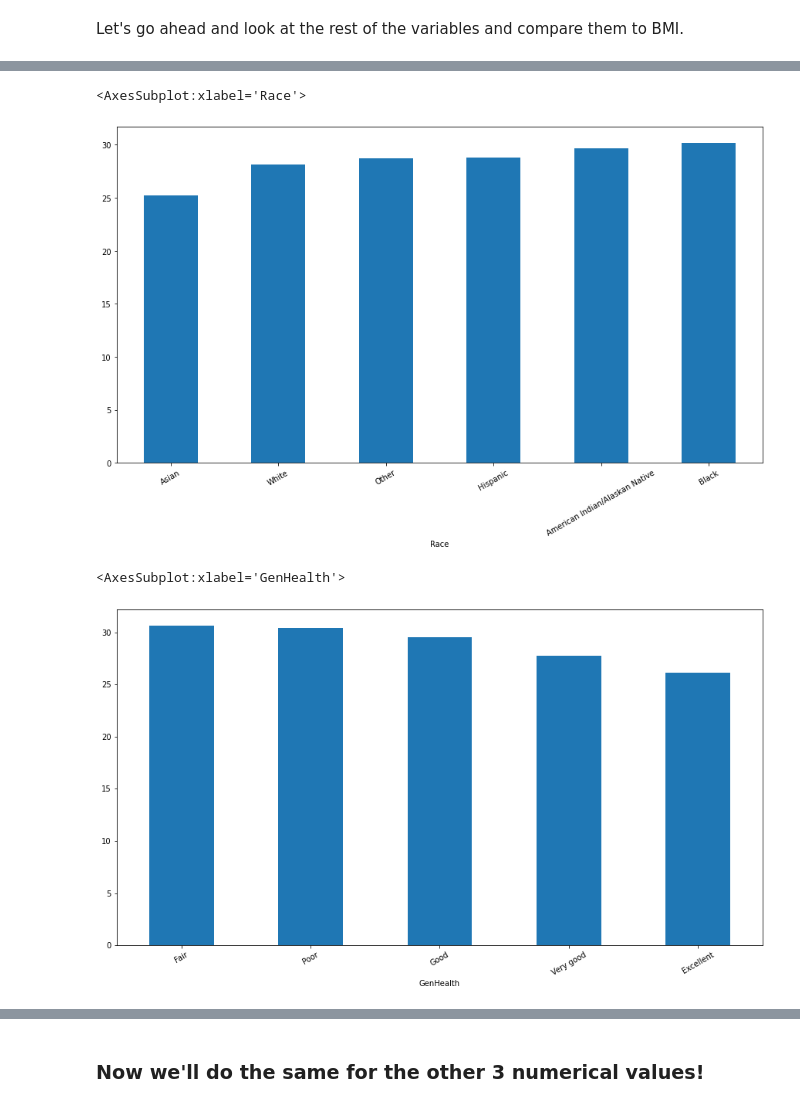
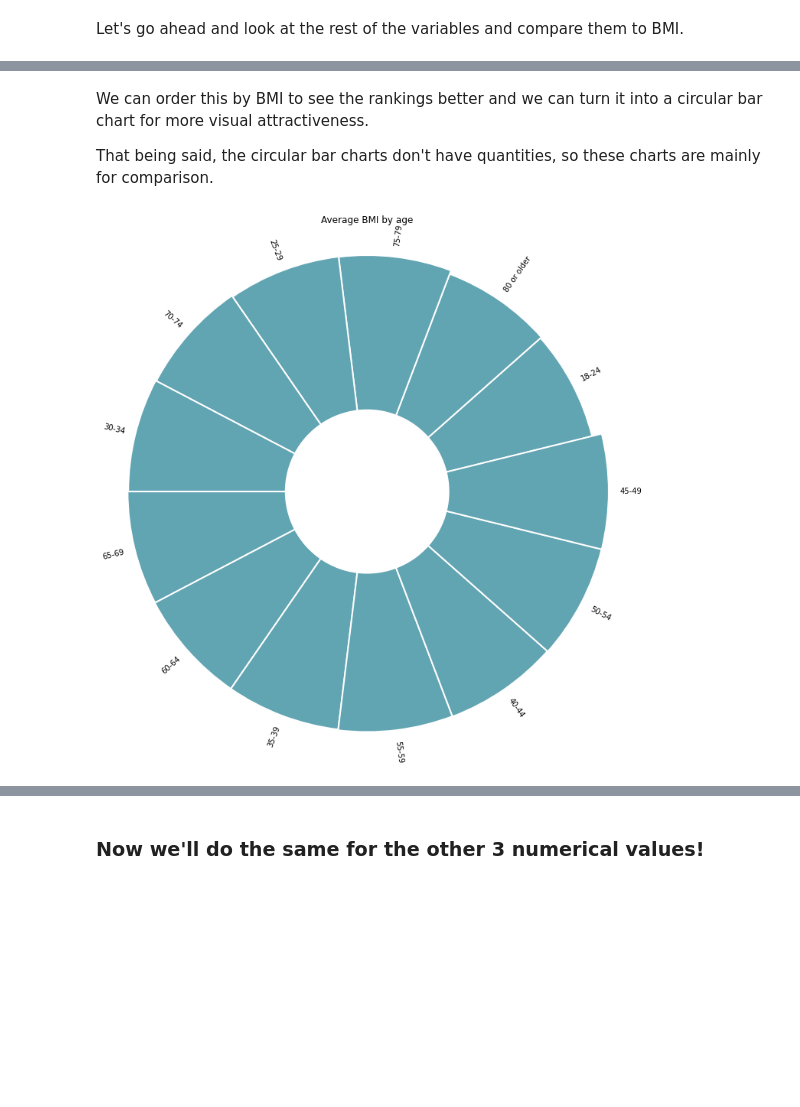
Before and after one commit to wutaitai2/-Heart-Disease-Analysis, a Jupyter notebook: analysis.ipynb, the cells around one changed output, grey strips where cells are left out. Saved outputs shown, nothing was run; the diff lists cells and outputs as text; code cells hidden in the pictures; blank space fills up the shorter version.

```diff
--- a/analysis.ipynb
+++ b/analysis.ipynb
@@ -95,14 +106,55 @@ age.plot.bar(figsize=(10, 4), rot=30)
-# %%
-columns = ["BMI", "Race"]
-age = main_df[columns].groupby(["Race"]).BMI.mean().sort_values()
-age.plot.bar(rot=30, figsize=(15, 8))
-# %% [output]
-<AxesSubplot:xlabel='Race'>
-[figure, removed]
-# %%
-columns = ["BMI", "GenHealth"]
-age = main_df[columns].groupby(["GenHealth"]).BMI.mean().sort_values(ascending=False)
-age.plot.bar(rot=30, figsize=(15, 8))
-# %% [output]
-<AxesSubplot:xlabel='GenHealth'>
-[figure, removed]
+# %% [markdown]
+<p> We can order this by BMI to see the rankings better and we can turn it into a circular bar chart for more visual attractiveness. </p>
+<p> That being said, the circular bar charts don't have quantities, so these charts are mainly for comparison. </p>
+# %%
+age = age.reset_index().sort_values(by=["BMI"])
+age
+
+plt.figure(figsize=(20, 12))
+ax = plt.subplot(111, polar=True)
+plt.axis('off')
+upperLimit = 40
+lowerLimit = 15
+
+labelPadding = 2
+
+max = age['BMI'].max()
+slope = (max - lowerLimit) / max
+heights = slope * age.BMI + lowerLimit
+width = 2*np.pi / len(age.index)
+indexes = list(range(1, len(age.index)+1))
+angles = [element * width for element in indexes]
+angles
+bars = ax.bar(
+    x=angles,
+    height=heights,
+    width=width,
+    bottom=lowerLimit,
+    linewidth=2,
+    edgecolor="white",
+    color='#61a4b2'
+)
+
+for bar, angle, height, label in zip(bars, angles, heights, age["AgeCategory"]):
+    rotation = np.rad2deg(angle)
+    alignment = ""
+    if angle >= np.pi/2 and angle < 3*np.pi/2:
+        alignment = "right"
+        rotation = rotation + 180
+    else:
+        alignment = "left"
+
+    ax.text(
+        x=angle,
+        y=lowerLimit + bar.get_height() + labelPadding,
+        s=label,
+        ha=alignment,
+        va='center',
+        rotation=rotation,
+        rotation_mode="anchor"
+    )
+
+plt.title("Average BMI by Age")
+plt.show()
+# %% [output]
+[figure, added]
```
Also changed, not shown: parts of 12 cells of this notebook.
